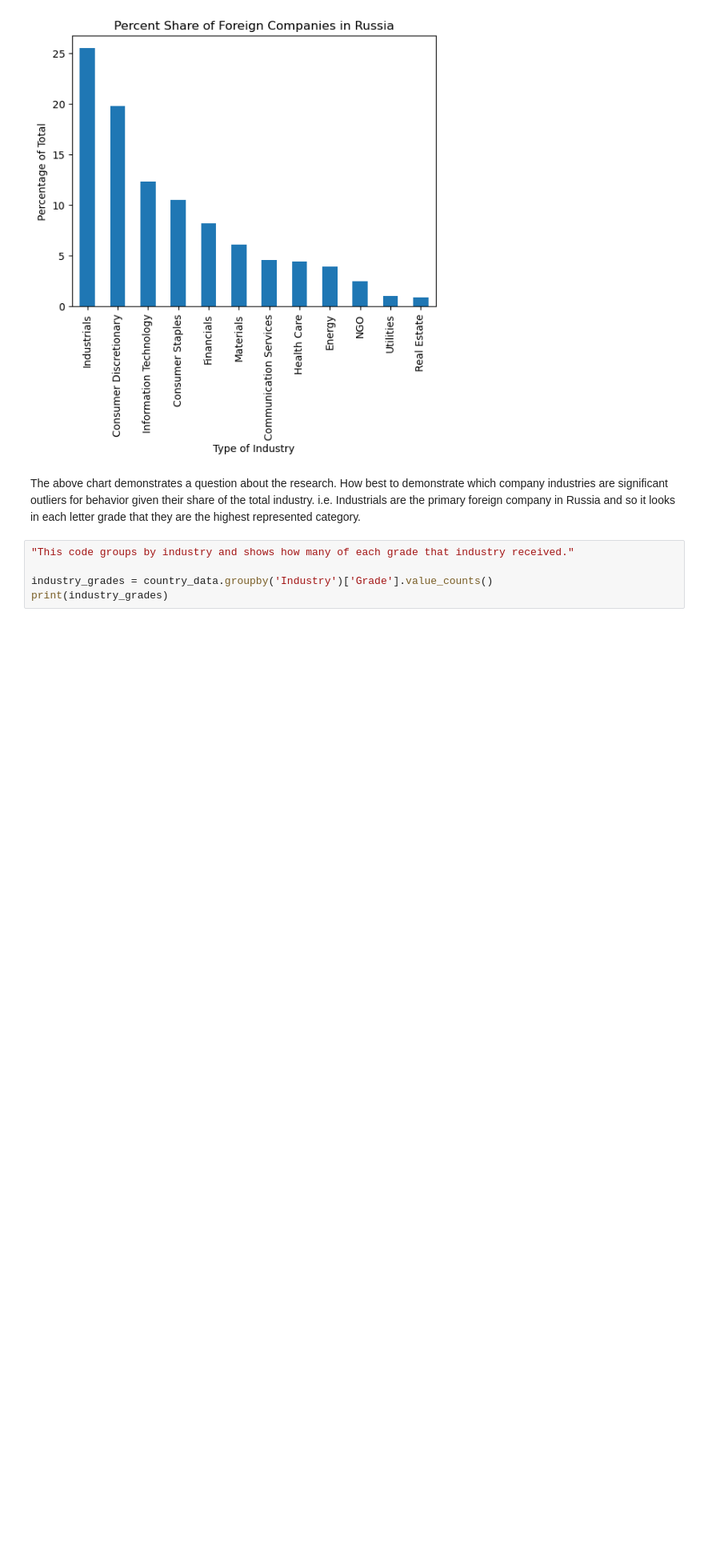
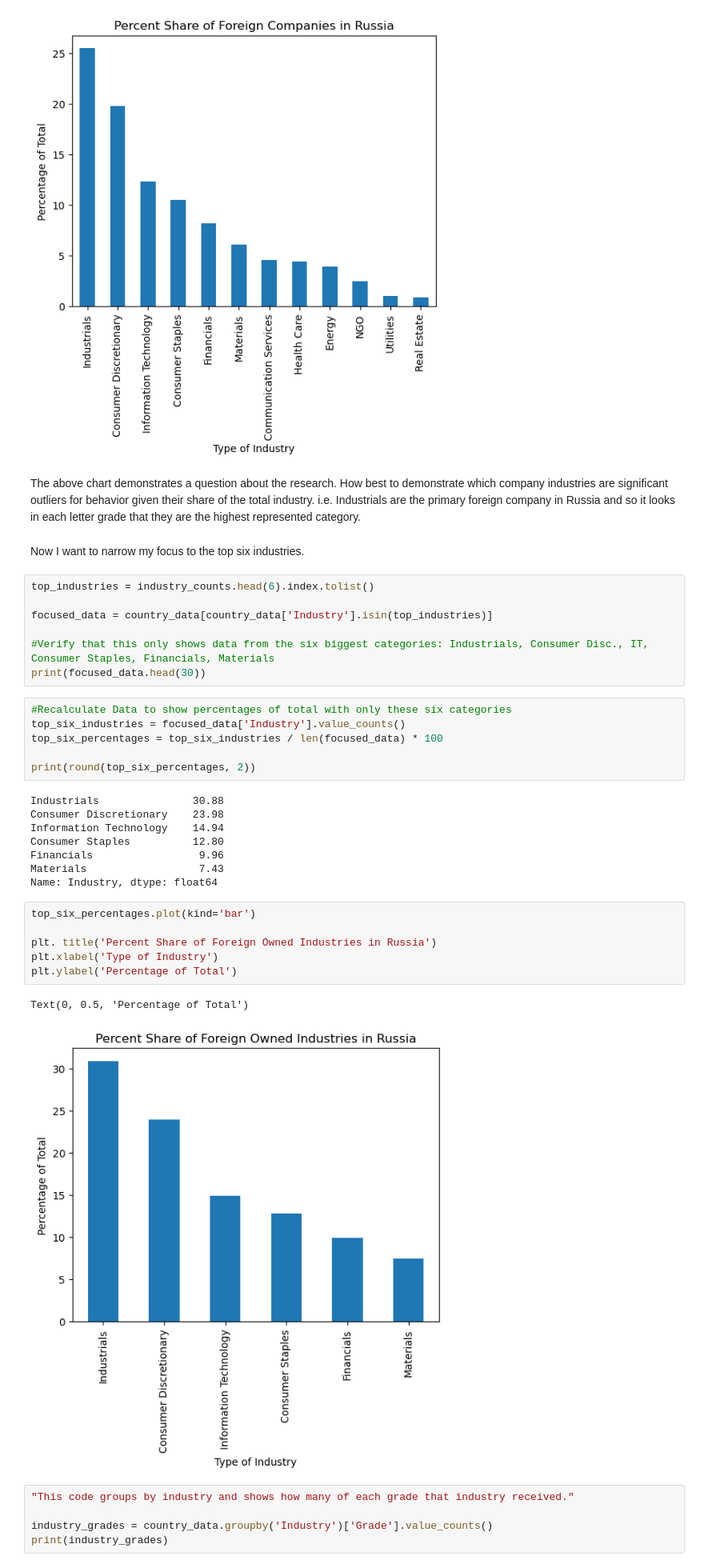
Before and after one commit to tralinde/companies_in_russia, a Jupyter notebook: notebooks/EDA.ipynb, the cells around one changed output. Shown at 80% size. Saved outputs shown, nothing was run; the diff lists cells and outputs as text; blank space fills up the shorter version.

Commit message:
Still poking around with the data.

```diff
--- a/notebooks/EDA.ipynb
+++ b/notebooks/EDA.ipynb
@@ -54,6 +54,38 @@ Text(0, 0.5, 'Percentage of Total')
 [figure]
 # %% [markdown]
 The above chart demonstrates a question about the research.  How best to demonstrate which company industries are significant outliers for behavior given their share of the total industry.  i.e. Industrials are the primary foreign company in Russia and so it looks in each letter grade that they are the highest represented category.
+# %% [markdown]
+Now I want to narrow my focus to the top six industries.
+# %%
+top_industries = industry_counts.head(6).index.tolist()
+
+focused_data = country_data[country_data['Industry'].isin(top_industries)]
+
+#Verify that this only shows data from the six biggest categories: Industrials, Consumer Disc., IT, Consumer Staples, Financials, Materials
+print(focused_data.head(30))
+# %%
+#Recalculate Data to show percentages of total with only these six categories
+top_six_industries = focused_data['Industry'].value_counts()
+top_six_percentages = top_six_industries / len(focused_data) * 100
+
+print(round(top_six_percentages, 2))
+# %% [output]
+Industrials               30.88
+Consumer Discretionary    23.98
+Information Technology    14.94
+Consumer Staples          12.80
+Financials                 9.96
+Materials                  7.43
+Name: Industry, dtype: float64
+# %%
+top_six_percentages.plot(kind='bar')
+
+plt. title('Percent Share of Foreign Owned Industries in Russia')
+plt.xlabel('Type of Industry')
+plt.ylabel('Percentage of Total')
+# %% [output]
+Text(0, 0.5, 'Percentage of Total')
+[figure, added]
 # %%
 "This code groups by industry and shows how many of each grade that industry received."
 
```
Also changed, not shown: parts of 4 cells of this notebook.
